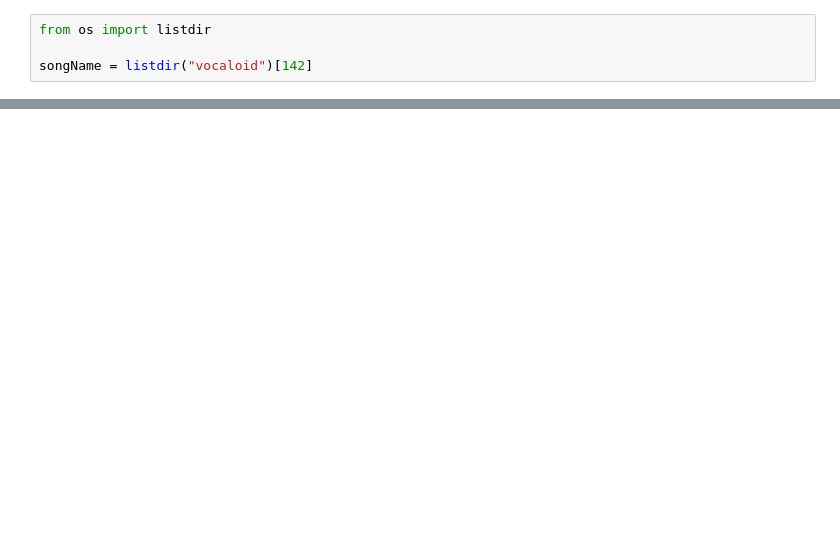
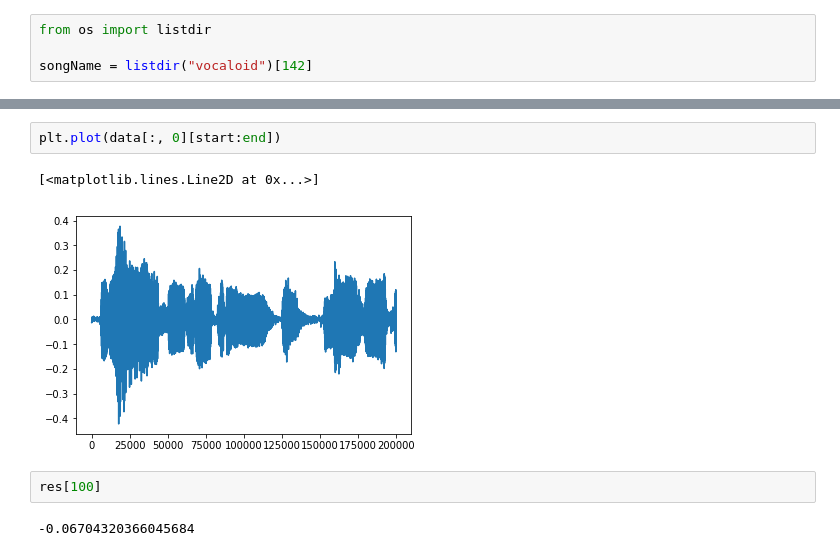
Before and after one commit to josephch405/pytorch-wavenet, a Jupyter notebook: impulse_viz.ipynb, the cells around one changed output, grey strips where cells are left out. Cells and saved outputs as stored; diff of their text form; blank space fills up the shorter version.

```diff
--- a/impulse_viz.ipynb
+++ b/impulse_viz.ipynb
@@ -33,0 +100,9 @@ scipy.io.wavfile.write("test.wav", 48000, res)
+# %%
+plt.plot(data[:, 0][start:end])
+# %% [output]
+[<matplotlib.lines.Line2D at 0x...>]
+[figure, added]
+# %%
+res[100]
+# %% [output]
+-0.06704320366045684
```
Also changed, not shown: parts of 19 cells of this notebook, 3 other files.
